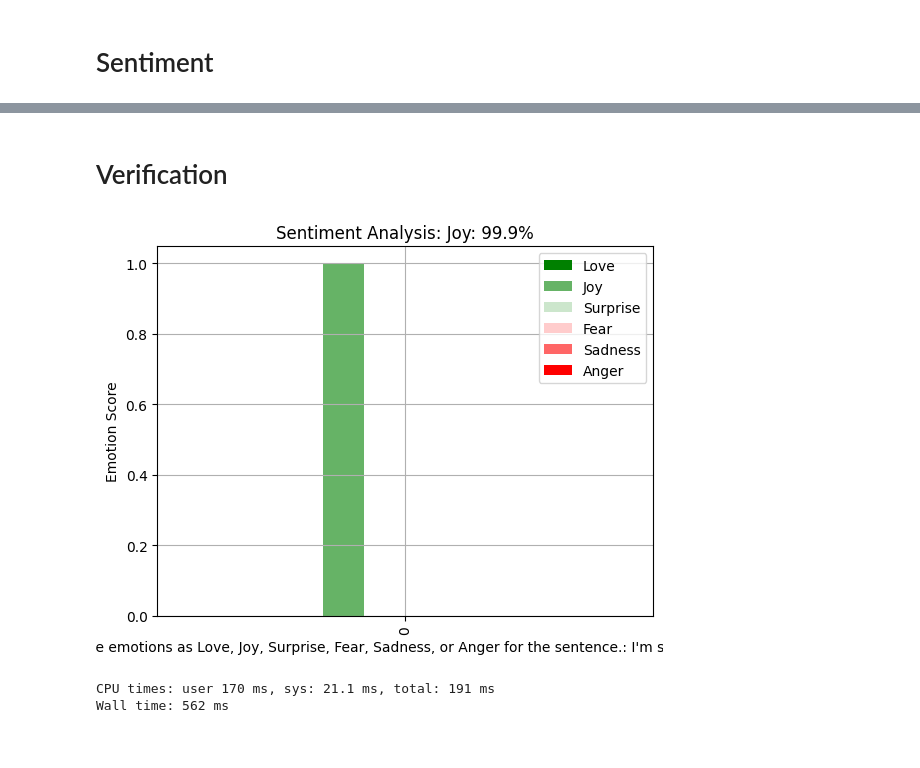
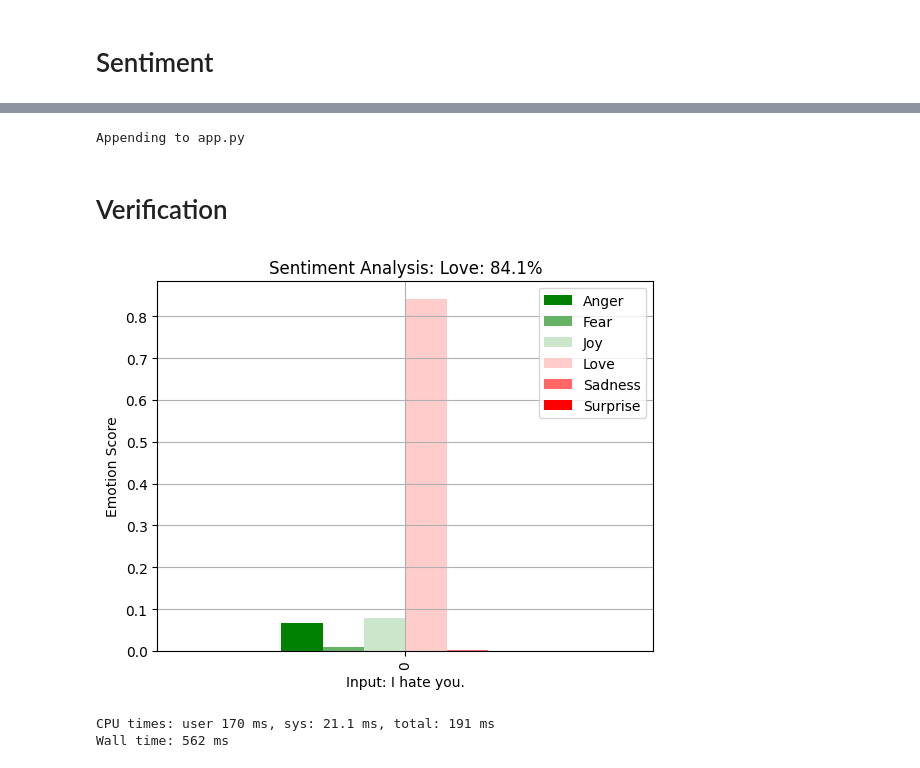
Before and after one commit to Girish-yml/notebooks, a Jupyter notebook: SentimentAnalyser.ipynb, the cells around one changed output, grey strips where cells are left out. Saved outputs shown, nothing was run; the diff lists cells and outputs as text; code cells hidden in the pictures.

```diff
--- a/SentimentAnalyser.ipynb
+++ b/SentimentAnalyser.ipynb
@@ -193,10 +205,9 @@ from  matplotlib.colors import LinearSegmentedColormap
 import scipy
 import scipy.special
 import pandas
+import whisper
 
 class SentimentAnalyser(object):
-
-  global utility
 
   # initialize the object
   def __init__(self, name="Sentiment",*args, **kwargs):
@@ -212,9 +223,9 @@ class SentimentAnalyser(object):
     utility._ph()
     print(utility.fetch_system_info())
     utility._ph()
-    print(utility.fetch_gpu_info())
+    # print(utility.fetch_gpu_info())
     utility._ph()
-    print(utility.fetch_host_ip())
+    # print(utility.fetch_host_ip())
     utility._ph()
     self._init_model()
     utility._login_hface()
@@ -222,9 +233,10 @@ class SentimentAnalyser(object):
 
   # initalise the model
   def _init_model(self):
-    modelLink = "bhadresh-savani/distilbert-base-uncased-emotion"
+    modelLink = "bhadresh-savani/distilbert-base-uncased-emotion" #"SamLowe/roberta-base-go_emotions"
     self.tokenizer = AutoTokenizer.from_pretrained(modelLink)
     self.model = AutoModelForSequenceClassification.from_pretrained(modelLink)
+    self.whisper_model = whisper.load_model("small")
     return
 
 sentiment = SentimentAnalyser(name="EmotionAnalyser")
@@ -258,10 +251,11 @@ def _predict_sentiment(p):
   inputs = sentiment.tokenizer(p, return_tensors="pt")
   # Pass inputs through model
   outputs = sentiment.model(**inputs)
+  sentiment_map = sentiment.utility.capitalize_first_letter(sentiment.model.config.label2id.keys())
   out_data = outputs[0][0]
   scores = out_data.detach().numpy()
   scores = scipy.special.softmax(scores)
-  sentiment_map = ['Sadness', 'Joy', 'Love', 'Anger', 'Fear' , "Surprise"]
+  # sentiment_map = ['Sadness', 'Joy', 'Love', 'Anger', 'Fear' , "Surprise"]
   df_out = pandas.DataFrame([scores], columns=sentiment_map)
   df_out = df_out[['Love' , 'Joy', 'Surprise' , 'Fear', 'Sadness', 'Anger']]
   return df_out
@@ -277,14 +271,31 @@ def draw_bar_plot(df_data, title='Sentiment Analysis', xlabel='p string', ylabel
   return pic
 
 @add_method(SentimentAnalyser)
-def predict_sentiment(p):
-  df_out = _predict_sentiment(p)
+def inference(audio):
+  audio = whisper.load_audio(audio)
+  audio = whisper.pad_or_trim(audio)
+
+  mel = whisper.log_mel_spectrogram(audio).to(sentiment.whisper_model.device)
+
+  _, probs = sentiment.whisper_model.detect_language(mel)
+
+  options = whisper.DecodingOptions(fp16 = False)
+  result = whisper.decode(sentiment.whisper_model, mel, options)
+
+  print(result.text)
+  return result.text
+
+@add_method(SentimentAnalyser)
+def predict_sentiment(input_text, input_audio = None, audio_text_btn = None):
+  df_out = _predict_sentiment(input_text)
   max_column = df_out.loc[0].idxmax()
   max_value = df_out.loc[0].max()
   title = f'Sentiment Analysis: {max_column}: {round(max_value*100,1)}%'
-  xlabel= f'Input: {p}'
+  xlabel= f'Input: {input_text}'
   pic = draw_bar_plot(df_out, title=title, xlabel=xlabel)
   return pic.get_figure(), df_out.to_json()
+# %% [output]
+Appending to app.py
 # %% [markdown]
 # Verification
 # %%
@@ -322,9 +333,10 @@ sentences = [
     "She is scared",
 ]
 # %%
-x,y = predict_sentiment("""Predict the emotions as Love, Joy, Surprise, Fear, Sadness, or Anger for the sentence.: I'm so happy, I could burst! """)
+# x,y = predict_sentiment("""Predict the emotions as Love, Joy, Surprise, Fear, Sadness, or Anger for the sentence.: I'm so happy, I could burst! """)
+x,y = predict_sentiment("I hate you.")
 # %% [output]
-[figure, old version]
+[figure, new version]
 # %%
 # Test the function
 %%time
```
Also changed, not shown: parts of 8 cells of this notebook.
